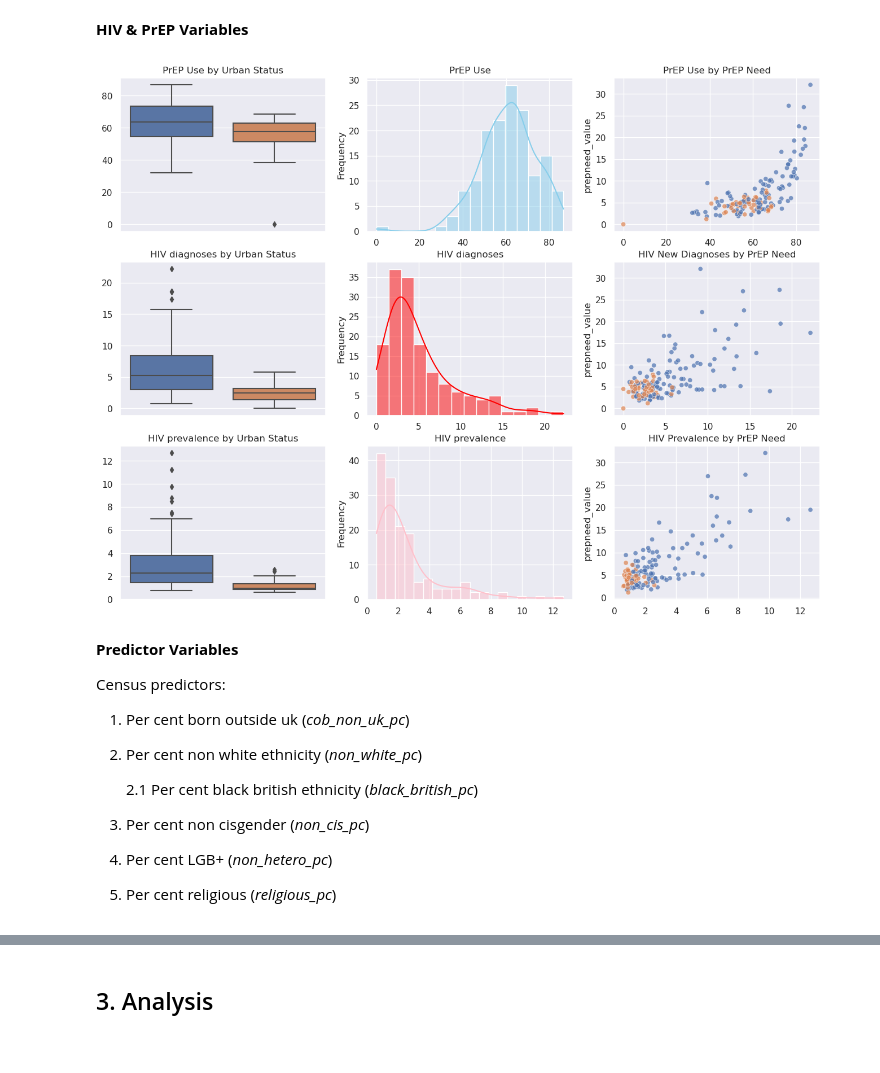
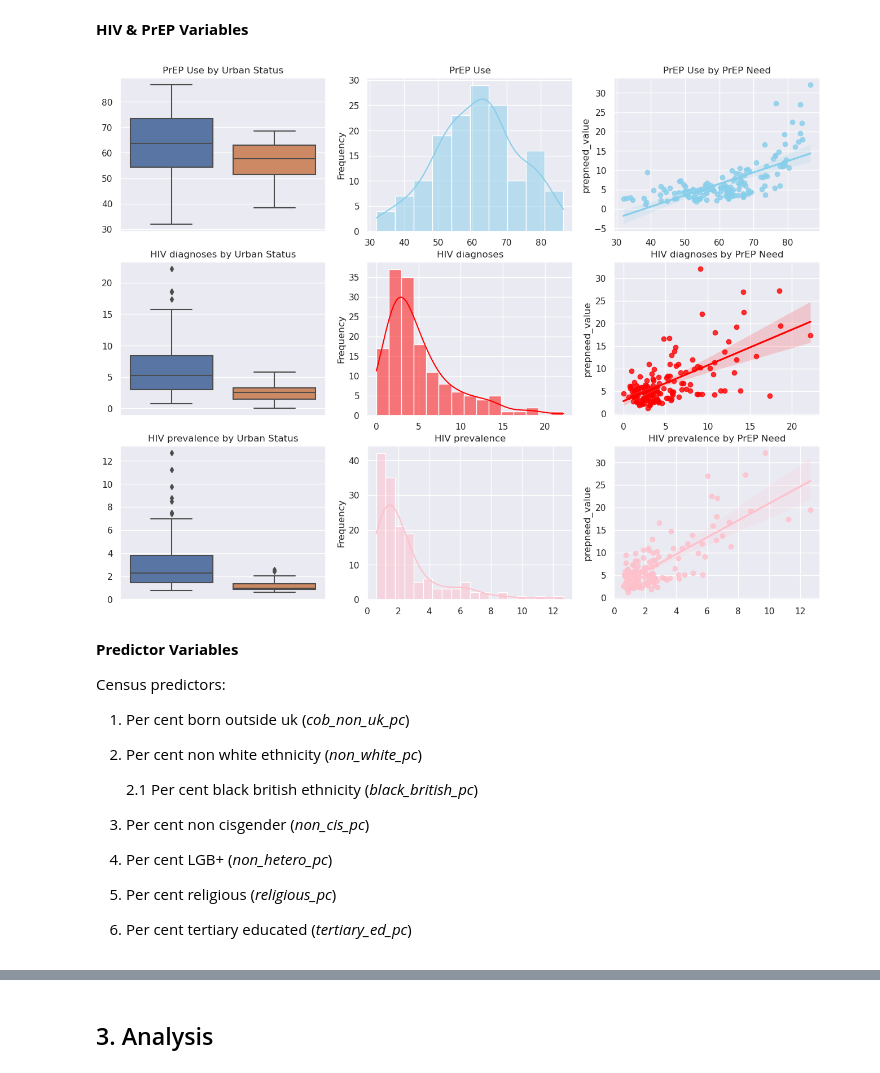
Before and after one commit to joepost/CASA0007_MajorAssessment, a Jupyter notebook: python_notebook.ipynb, the cells around one changed output, grey strips where cells are left out. Cells and saved outputs as stored; diff of their text form; code cells hidden in the pictures.

```diff
--- a/python_notebook.ipynb
+++ b/python_notebook.ipynb
@@ -99,6 +99,8 @@ ruralurban["ru_2fold"] = np.where(ruralurban.ru_3fold == "Predominantly Rural",
                                   np.where(ruralurban.ru_3fold == "Urban with Significant Rural", "Regional-Rural",
                                            np.where(ruralurban.ru_3fold == "Predominantly Urban", "Urban", "")))
 
+# Create a London vs Other column
+ruralurban["ru_londonother"] = np.where(ruralurban.mnemonic.str.contains("E09"), "London", "Outside London")
 ruralurban
 # %% [output]
 4 column names have been cleaned
@@ -677,6 +679,7 @@ sns.pairplot(data=pairplotdf, hue='ru_3fold', height=2)
 ru_cats = "ru_2fold"
 # ru_cats = "ru_3fold"
 # ru_cats = "ru_6fold"
+# ru_cats = "ru_londonother"
 
 # Set alpha value
 scatter_alpha = 0.7
@@ -695,6 +698,9 @@ elif ru_cats == "ru_6fold":
                 'Mainly Rural',
                 'Largely Rural']
     ru_cats_filename = "6cat"
+elif ru_cats == "ru_londonother":
+    ru_cats_order = ["London", "Outside London"]
+    ru_cats_filename = "londonother"
 # %% [markdown]
 **Outcome (Dependent) Variable**
 # %%
@@ -720,38 +726,43 @@ Reading the figure above, PrEP need is skewed towards the right, with a small ha
 # %%
 #define dimensions of subplots (rows, columns)
 fig, axes = plt.subplots(3, 3, figsize = (16,12))
 
 #set theme
 sns.set(style="darkgrid")
 
 sns.boxplot(data=full_df, x=ru_cats, y='prepuse_value', order=ru_cats_order, ax=axes[0,0]).set(title="PrEP Use by Urban Status",
                                                                             xticklabels=[], xlabel=None, ylabel=None)
 sns.histplot(data=full_df, x='prepuse_value', color = "skyblue", kde = True, ax=axes[0,1]).set(title="PrEP Use",
                                                                                                   xlabel = "", ylabel="Frequency")
-sns.scatterplot(data=full_df, x='prepuse_value', y='prepneed_value',  hue = ru_cats, alpha = scatter_alpha,
-                ax=axes[0,2], legend=False).set(title="PrEP Use by PrEP Need", xlabel = "")
+# sns.scatterplot(data=full_df, x='prepuse_value', y='prepneed_value',  hue = ru_cats, alpha = scatter_alpha,
+#                 ax=axes[0,2], legend=False).set(title="PrEP Use by PrEP Need", xlabel = "")
+sns.regplot(data=full_df, x='prepuse_value', y='prepneed_value', color = "skyblue", ax=axes[0,2]).set(title="PrEP Use by PrEP Need", xlabel = "")
+
 
 sns.boxplot(data=full_df, x=ru_cats, y='hivnewdiag_value', order=ru_cats_order, ax=axes[1,0]).set(title="HIV diagnoses by Urban Status",
                                                                             xticklabels=[], xlabel=None, ylabel=None)
 sns.histplot(data=full_df, x='hivnewdiag_value', color = "red", kde = True, ax=axes[1,1]).set(title="HIV diagnoses",
                                                                                                   xlabel = "", ylabel="Frequency")
-sns.scatterplot(data=full_df, x='hivnewdiag_value', y='prepneed_value',  hue = ru_cats, alpha = scatter_alpha,
-                ax=axes[1,2], legend=False).set(title="HIV New Diagnoses by PrEP Need", xlabel = "")
+# sns.scatterplot(data=full_df, x='hivnewdiag_value', y='prepneed_value',  hue = ru_cats, alpha = scatter_alpha,
+#                 ax=axes[1,2], legend=False).set(title="HIV New Diagnoses by PrEP Need", xlabel = "")
+sns.regplot(data=full_df, x='hivnewdiag_value', y='prepneed_value', color = "red", ax=axes[1,2]).set(title="HIV diagnoses by PrEP Need", xlabel = "")
+
 
 sns.boxplot(data=full_df, x=ru_cats, y='hivprev_value', order=ru_cats_order, ax=axes[2,0]).set(title="HIV prevalence by Urban Status",
                                                                             xticklabels=[], xlabel=None, ylabel=None)
 sns.histplot(data=full_df, x='hivprev_value', color = "pink", kde = True, ax=axes[2,1]).set(title="HIV prevalence",
                                                                                                   xlabel = "", ylabel="Frequency")
-sns.scatterplot(data=full_df, x='hivprev_value', y='prepneed_value',  hue = ru_cats, alpha = scatter_alpha,
-                ax=axes[2,2], legend=False).set(title="HIV Prevalence by PrEP Need", xlabel = "")
+# sns.scatterplot(data=full_df, x='hivprev_value', y='prepneed_value',  hue = ru_cats, alpha = scatter_alpha,
+#                 ax=axes[2,2], legend=False).set(title="HIV Prevalence by PrEP Need", xlabel = "")
+sns.regplot(data=full_df, x='hivprev_value', y='prepneed_value', color = "pink", ax=axes[2,2]).set(title="HIV prevalence by PrEP Need", xlabel = "")
 
 
 # save figure to output folder
 plt.savefig(f"figures/distplots_hivpredictors_{ru_cats_filename}.png", dpi=600, facecolor="white", bbox_inches="tight")
 
 plt.show()
 # %% [output]
-[figure, old version]
+[figure, new version]
 # %% [markdown]
 **Predictor Variables**
 
@@ -768,6 +779,8 @@ Census predictors:
 4. Per cent LGB+ (*non_hetero_pc*)
 
 5. Per cent religious (*religious_pc*)
+
+6. Per cent tertiary educated (*tertiary_ed_pc*)
 # %%
 #define dimensions of subplots (rows, columns)
 fig, axes = plt.subplots(6, 3, figsize = (16,24))
```
Also changed, not shown: parts of 16 cells of this notebook, 11 other files.
